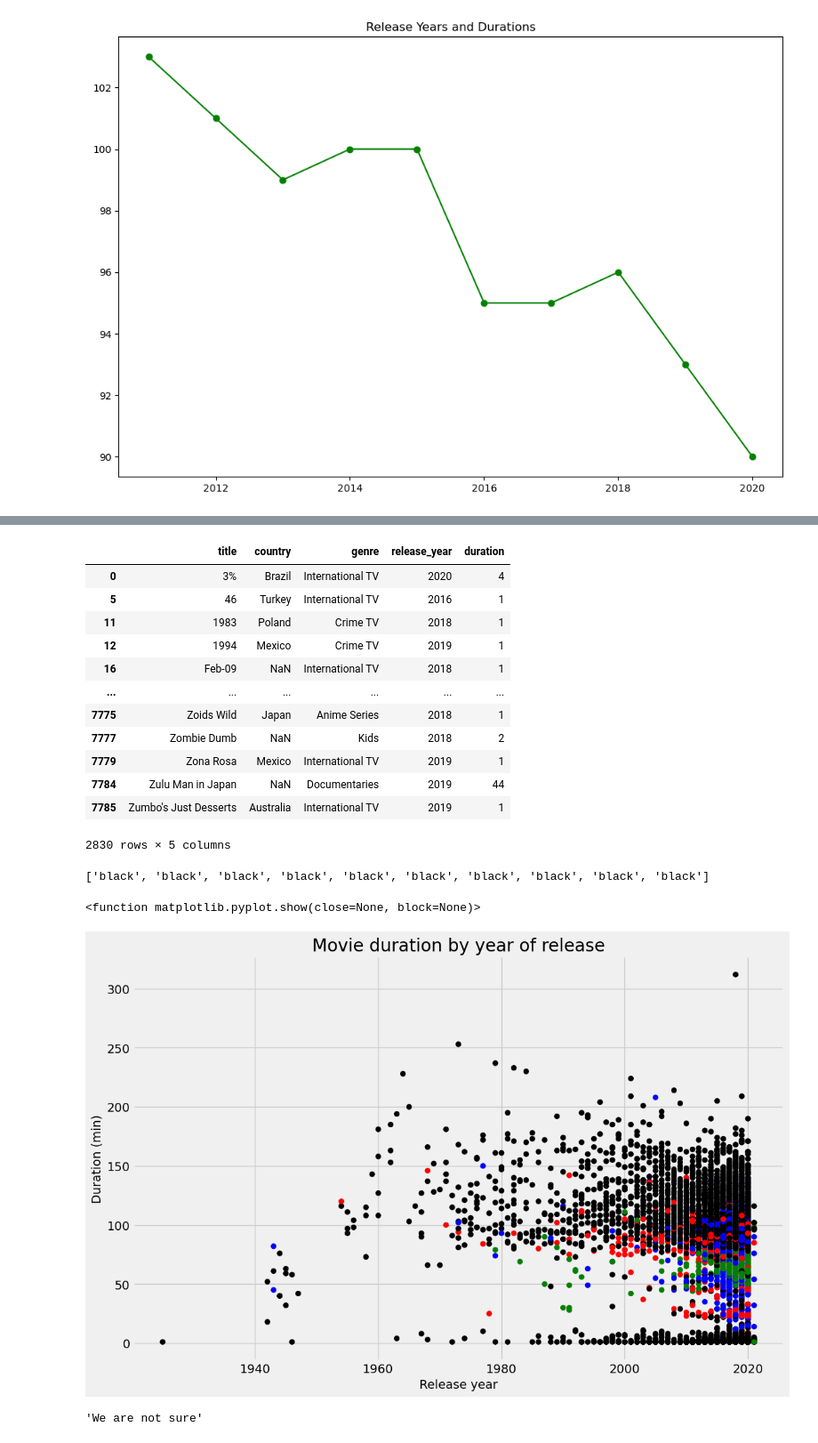
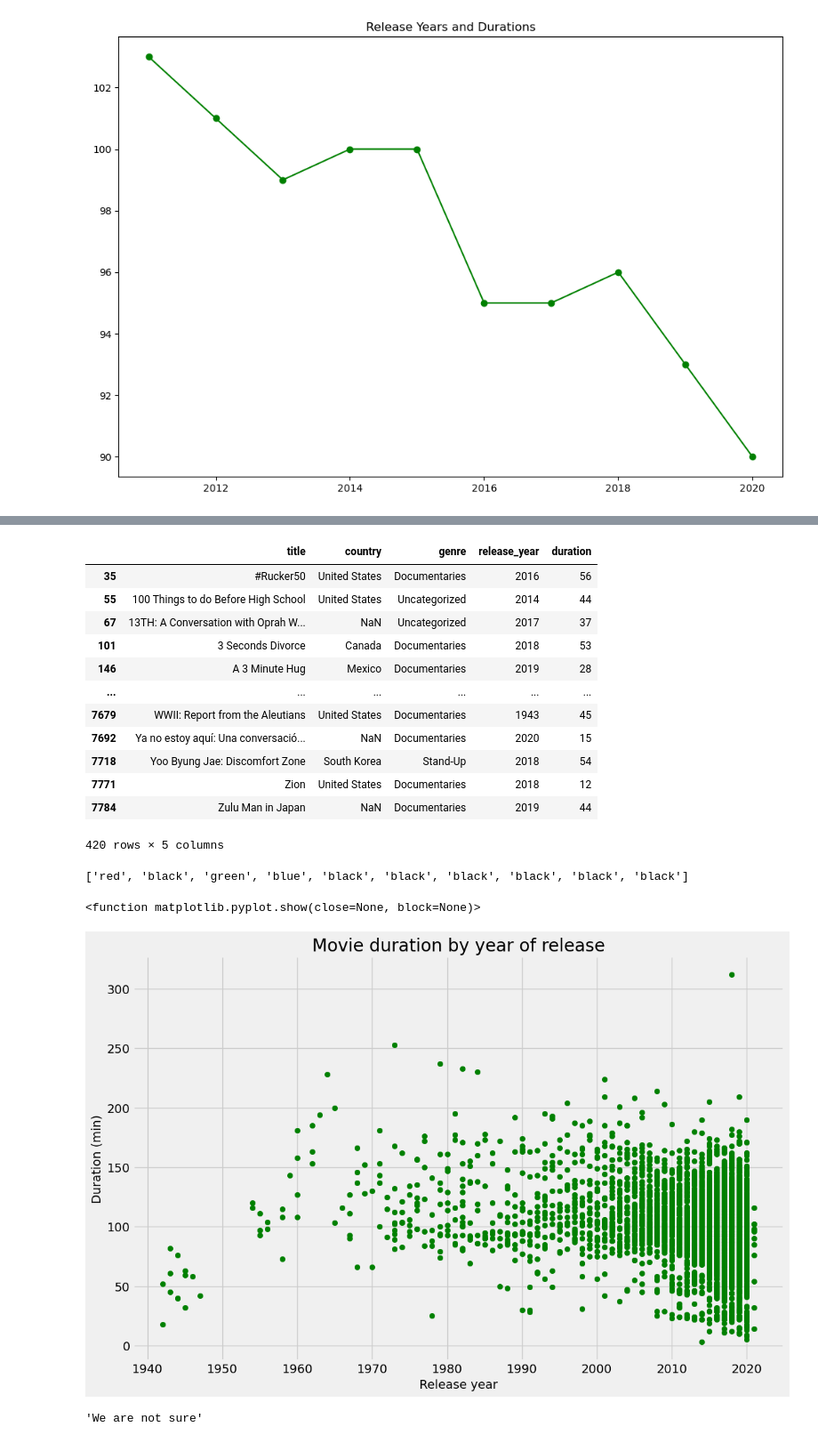
Before and after one commit to davenust/cww_individual_project, a Jupyter notebook: notebook_solution.ipynb, the cells around one changed output, grey strips where cells are left out. Shown: that part at 89% size. Cells and saved outputs as stored; diff of their text form; code cells hidden in the pictures.

```diff
--- a/notebook_solution.ipynb
+++ b/notebook_solution.ipynb
@@ -79,10 +79,9 @@ netflix_df.head()
 # %%
 # Subset the DataFrame for type "Movie"
 netflix_df_movies_only = netflix_df[(netflix_df['type'] == 'Movie')]
-netflix_df_movies_only.head()
 
 # Select only the columns of interest
-netflix_movies_col_subset = netflix_df[['title', 'country', 'genre', 'release_year', 'duration']]
+netflix_movies_col_subset = netflix_df_movies_only[['title', 'country', 'genre', 'release_year', 'duration']]
 
 # Print the first five rows of the new DataFrame
 netflix_movies_col_subset.to_csv('netflix_movies_col_subset', index=False)
@@ -118,21 +117,22 @@ short_movies = netflix_movies_col_subset[netflix_movies_col_subset['duration'] <
 short_movies
 # %% [output]
 |  | title | country | genre | release_year | duration |
-| 0 | 3% | Brazil | International TV | 2020 | 4 |
-| 5 | 46 | Turkey | International TV | 2016 | 1 |
-| 11 | 1983 | Poland | Crime TV | 2018 | 1 |
-| 12 | 1994 | Mexico | Crime TV | 2019 | 1 |
-| 16 | Feb-09 | NaN | International TV | 2018 | 1 |
+| 35 | #Rucker50 | United States | Documentaries | 2016 | 56 |
+| 55 | 100 Things to do Before High School | United States | Uncategorized | 2014 | 44 |
+| 67 | 13TH: A Conversation with Oprah W... | NaN | Uncategorized | 2017 | 37 |
+| 101 | 3 Seconds Divorce | Canada | Documentaries | 2018 | 53 |
+| 146 | A 3 Minute Hug | Mexico | Documentaries | 2019 | 28 |
 | ... | ... | ... | ... | ... | ... |
-| 7775 | Zoids Wild | Japan | Anime Series | 2018 | 1 |
-| 7777 | Zombie Dumb | NaN | Kids | 2018 | 2 |
-| 7779 | Zona Rosa | Mexico | International TV | 2019 | 1 |
+| 7679 | WWII: Report from the Aleutians | United States | Documentaries | 1943 | 45 |
+| 7692 | Ya no estoy aquí: Una conversació... | NaN | Documentaries | 2020 | 15 |
+| 7718 | Yoo Byung Jae: Discomfort Zone | South Korea | Stand-Up | 2018 | 54 |
+| 7771 | Zion | United States | Documentaries | 2018 | 12 |
 | 7784 | Zulu Man in Japan | NaN | Documentaries | 2019 | 44 |
-| 7785 | Zumbo's Just Desserts | Australia | International TV | 2019 | 1 |
-2830 rows × 5 columns
+420 rows × 5 columns
 # %%
 # Define an empty list
-colors = []
+colors = ['red', 'black', 'green', 'blue']
+colors=[]
 
 # Iterate over rows of netflix_movies_col_subset
 for row, ser in netflix_movies_col_subset.iterrows():
@@ -148,26 +148,28 @@ for row, ser in netflix_movies_col_subset.iterrows():
 # Inspect the first 10 values in your list
 print(colors[:10])
 # %% [output]
-['black', 'black', 'black', 'black', 'black', 'black', 'black', 'black', 'black', 'black']
+['red', 'black', 'green', 'blue', 'black', 'black', 'black', 'black', 'black', 'black']
 # %%
 # Set the figure style and initalize a new figure
+import matplotlib.pyplot as plt
+colors=[]
 plt.style.use('fivethirtyeight')
 fig = plt.figure(figsize=(12,8))
 
 # Create a scatter plot of duration versus release_year
-plt.scatter(netflix_movies_col_subset['release_year'], netflix_movies_col_subset['duration'],color=colors, marker='o')
+plt.scatter(netflix_movies_col_subset['release_year'], netflix_movies_col_subset['duration'], color='green', marker='o')
 
 
 # Create a title and axis labels
 plt.title("Movie duration by year of release")
 plt.xlabel("Release year")
 plt.ylabel("Duration (min)")
 
 # Show the plot
 plt.show
 # %% [output]
 <function matplotlib.pyplot.show(close=None, block=None)>
-[figure, old version]
+[figure, new version]
 # %%
 # Are we certain that movies are getting shorter?
 are_movies_getting_shorter = 'We are not sure'
```
Also changed, not shown: parts of 2 cells of this notebook, 5 other files.
